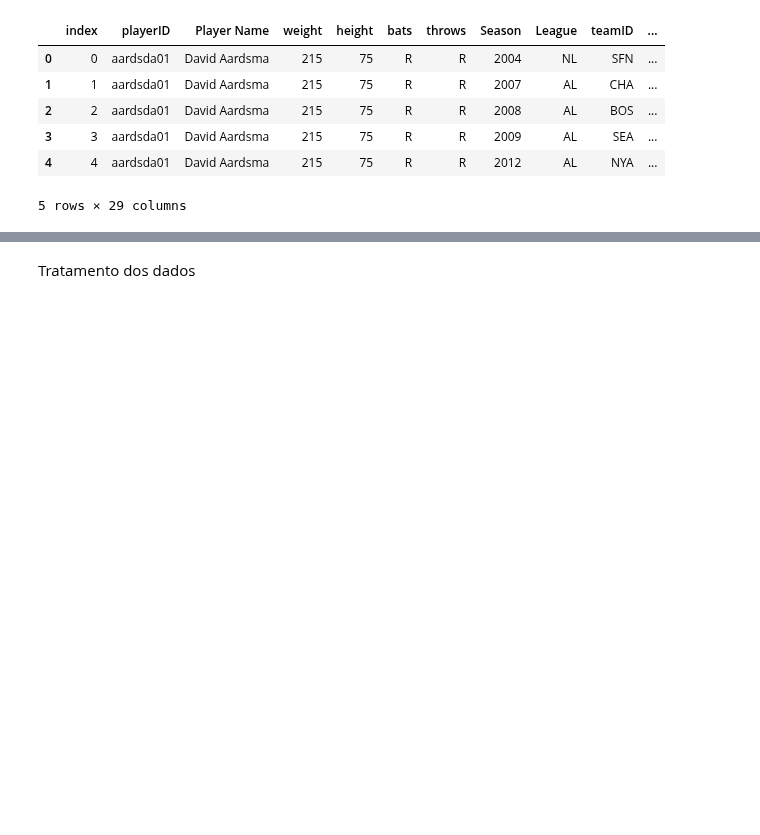
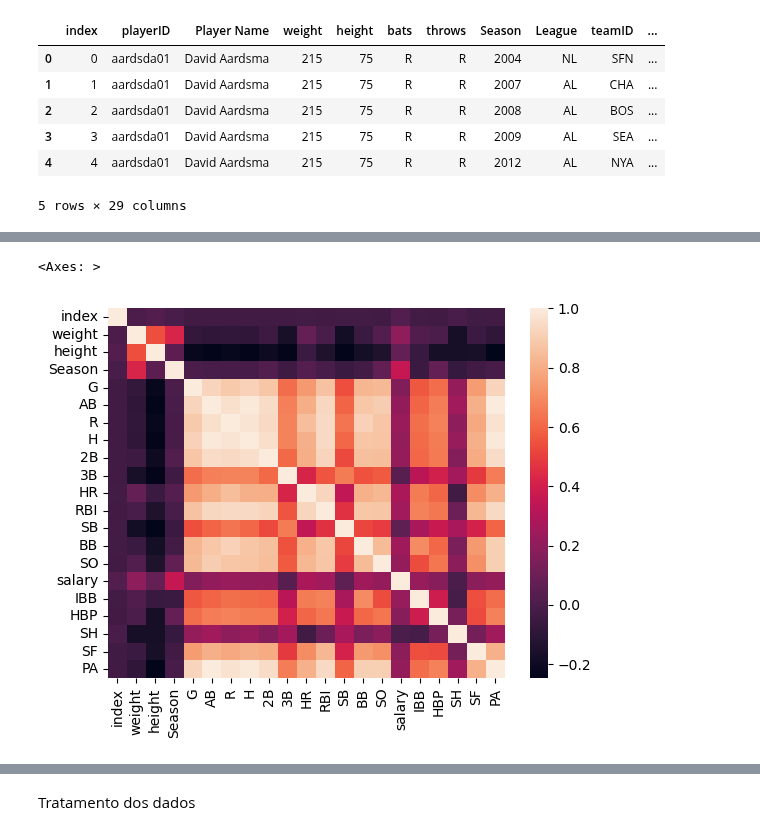
Before and after one commit to simaobarroso/tp-daa, a Jupyter notebook: grupo/mlb.ipynb, the cells around one changed output, grey strips where cells are left out. Saved outputs shown, nothing was run; the diff lists cells and outputs as text; code cells hidden in the pictures; blank space fills up the shorter version.

```diff
--- a/grupo/mlb.ipynb
+++ b/grupo/mlb.ipynb
@@ -26,7 +26,7 @@ from sklearn import metrics
 # %% [markdown]
 Ingestão de dados
 # %%
-df = pd.read_csv("./MLB Stats.csv") # ver aquela cena do none as false
+df = pd.read_csv("./MLB Stats.csv",na_filter=False) # ver aquela cena do none as false
 # %% [markdown]
 Visualização dos dados
 # %%
@@ -51,0 +94,3 @@ df.corr()
+# %%
+df_int = df.select_dtypes(include=['int'])
+df_int.corr()
@@ -52 +116,6 @@ df.corr()
+# %%
+sns.heatmap(df_int.corr())
+# %% [output]
+<Axes: >
+[figure, added]
 # %%
```
Also changed, not shown: parts of 8 cells of this notebook, 1 other file.
